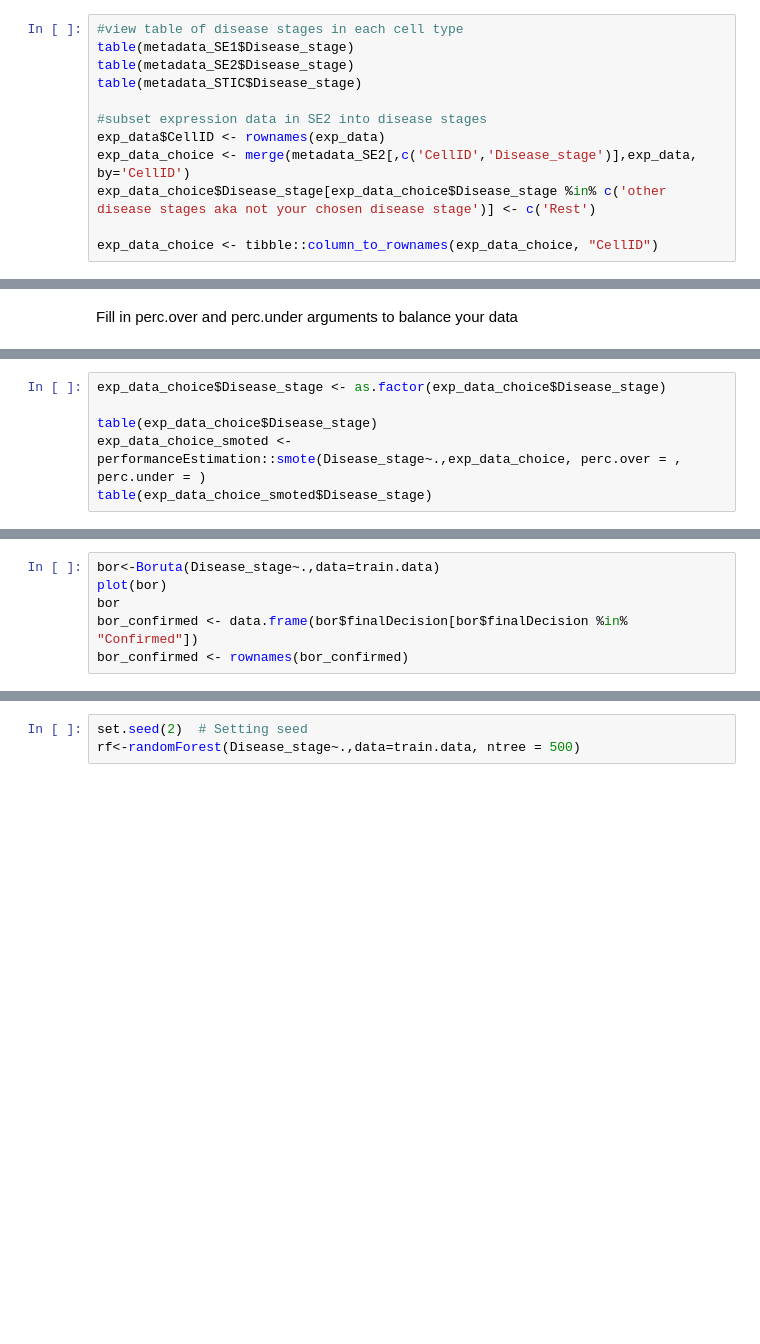
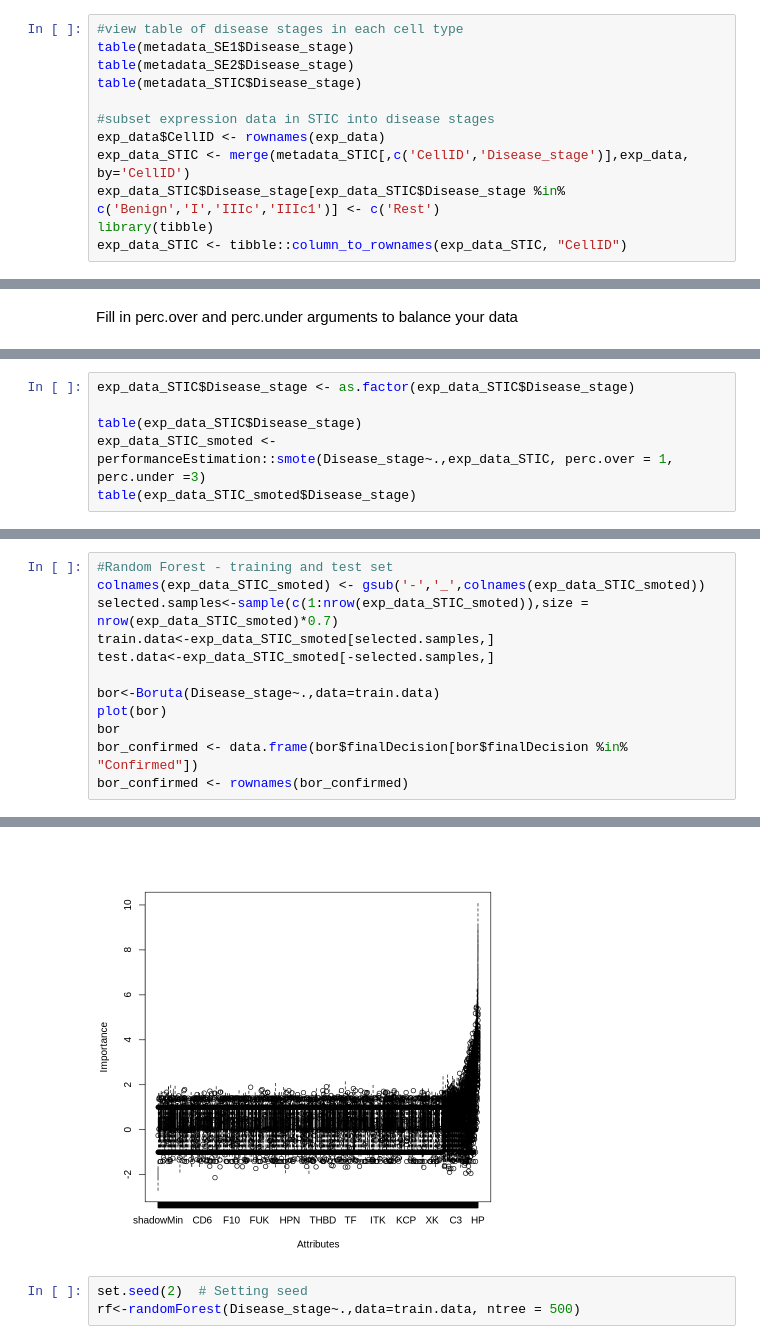
Before and after one commit to huma1995/statistics, a Jupyter notebook: Day_4.ipynb, the cells around one changed output, grey strips where cells are left out. Drawn from its saved outputs; the diff is of its cells as text; blank space fills up the shorter version.

```diff
--- a/Day_4.ipynb
+++ b/Day_4.ipynb
@@ -293,12 +293,12 @@ table(metadata_SE1$Disease_stage)
 table(metadata_SE2$Disease_stage)
 table(metadata_STIC$Disease_stage)
 
-#subset expression data in SE2 into disease stages
+#subset expression data in STIC into disease stages
 exp_data$CellID <- rownames(exp_data)
-exp_data_choice <- merge(metadata_SE2[,c('CellID','Disease_stage')],exp_data, by='CellID')
-exp_data_choice$Disease_stage[exp_data_choice$Disease_stage %in% c('other disease stages aka not your chosen disease stage')] <- c('Rest')
-
-exp_data_choice <- tibble::column_to_rownames(exp_data_choice, "CellID")
+exp_data_STIC <- merge(metadata_STIC[,c('CellID','Disease_stage')],exp_data, by='CellID')
+exp_data_STIC$Disease_stage[exp_data_STIC$Disease_stage %in% c('Benign','I','IIIc','IIIc1')] <- c('Rest')
+library(tibble)
+exp_data_STIC <- tibble::column_to_rownames(exp_data_STIC, "CellID")
 # %% [output]
 Benign      I   IIIc  IIIc1     IV
   1059      3     26     17     23
@@ -311,6 +322,6 @@ Fill in perc.over and perc.under arguments to balance your data
 # %%
-exp_data_choice$Disease_stage <- as.factor(exp_data_choice$Disease_stage)
+exp_data_STIC$Disease_stage <- as.factor(exp_data_STIC$Disease_stage)
 
-table(exp_data_choice$Disease_stage)
-exp_data_choice_smoted <- performanceEstimation::smote(Disease_stage~.,exp_data_choice, perc.over = , perc.under = )
-table(exp_data_choice_smoted$Disease_stage)
+table(exp_data_STIC$Disease_stage)
+exp_data_STIC_smoted <- performanceEstimation::smote(Disease_stage~.,exp_data_STIC, perc.over = 1, perc.under =3)
+table(exp_data_STIC_smoted$Disease_stage)
@@ -317,6 +333,13 @@ table(exp_data_choice_smoted$Disease_stage)
 # %%
+#Random Forest - training and test set
+colnames(exp_data_STIC_smoted) <- gsub('-','_',colnames(exp_data_STIC_smoted))
+selected.samples<-sample(c(1:nrow(exp_data_STIC_smoted)),size = nrow(exp_data_STIC_smoted)*0.7)
+train.data<-exp_data_STIC_smoted[selected.samples,]
+test.data<-exp_data_STIC_smoted[-selected.samples,]
+
 bor<-Boruta(Disease_stage~.,data=train.data)
 plot(bor)
 bor
 bor_confirmed <- data.frame(bor$finalDecision[bor$finalDecision %in% "Confirmed"])
 bor_confirmed <- rownames(bor_confirmed)
+# %% [output]
@@ -323,3 +353,4 @@ bor_confirmed <- rownames(bor_confirmed)
+[figure, added]
 # %%
 set.seed(2)  # Setting seed
 rf<-randomForest(Disease_stage~.,data=train.data, ntree = 500)
```
Also changed, not shown: parts of 8 cells of this notebook.
